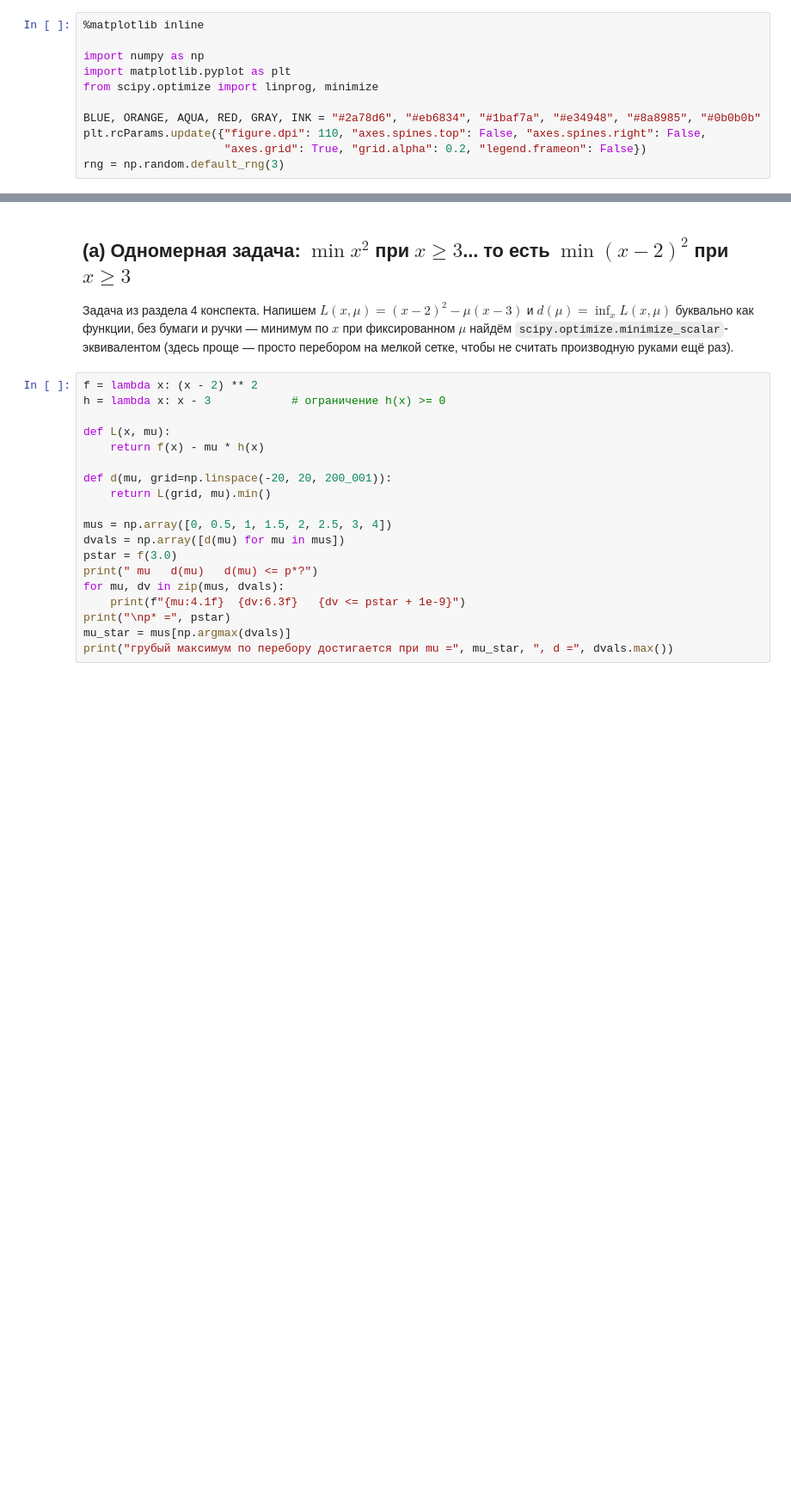
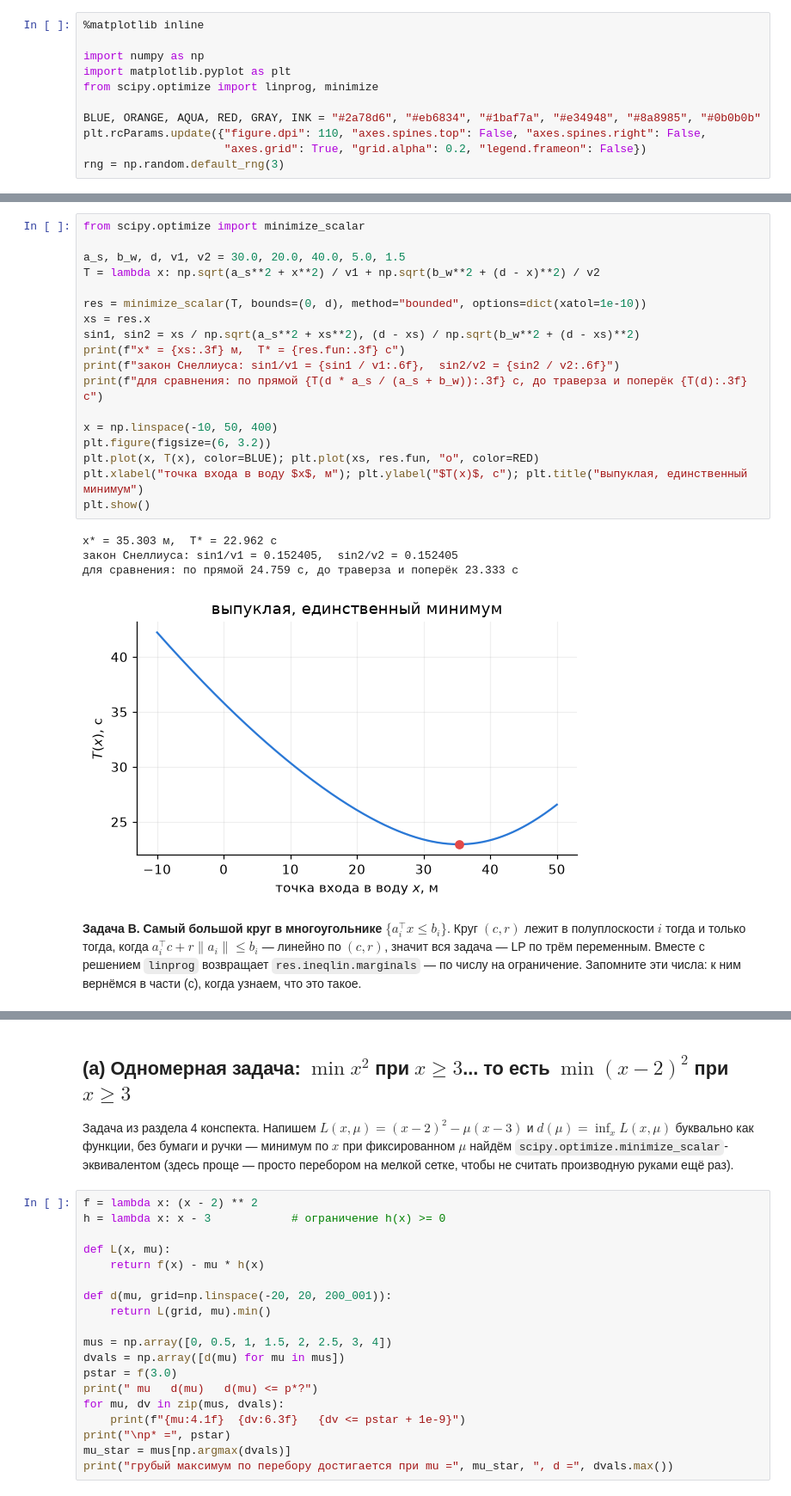
Before and after one commit to 5herl00ck/Numerical-Optimization, a Jupyter notebook: lectures/lecture03/demo03.ipynb, the cells around one changed output, grey strips where cells are left out. Shown at 86% size. Saved outputs shown, nothing was run; the diff lists cells and outputs as text; blank space fills up the shorter version.

```diff
--- a/lectures/lecture03/demo03.ipynb
+++ b/lectures/lecture03/demo03.ipynb
@@ -22,0 +57,25 @@ rng = np.random.default_rng(3)
+# %%
+from scipy.optimize import minimize_scalar
+
+a_s, b_w, d, v1, v2 = 30.0, 20.0, 40.0, 5.0, 1.5
+T = lambda x: np.sqrt(a_s**2 + x**2) / v1 + np.sqrt(b_w**2 + (d - x)**2) / v2
+
+res = minimize_scalar(T, bounds=(0, d), method="bounded", options=dict(xatol=1e-10))
+xs = res.x
+sin1, sin2 = xs / np.sqrt(a_s**2 + xs**2), (d - xs) / np.sqrt(b_w**2 + (d - xs)**2)
+print(f"x* = {xs:.3f} м,  T* = {res.fun:.3f} с")
+print(f"закон Снеллиуса: sin1/v1 = {sin1 / v1:.6f},  sin2/v2 = {sin2 / v2:.6f}")
+print(f"для сравнения: по прямой {T(d * a_s / (a_s + b_w)):.3f} с, до траверза и поперёк {T(d):.3f} с")
+
+x = np.linspace(-10, 50, 400)
+plt.figure(figsize=(6, 3.2))
+plt.plot(x, T(x), color=BLUE); plt.plot(xs, res.fun, "o", color=RED)
+plt.xlabel("точка входа в воду $x$, м"); plt.ylabel("$T(x)$, с"); plt.title("выпуклая, единственный минимум")
+plt.show()
+# %% [output]
+x* = 35.303 м,  T* = 22.962 с
+закон Снеллиуса: sin1/v1 = 0.152405,  sin2/v2 = 0.152405
+для сравнения: по прямой 24.759 с, до траверза и поперёк 23.333 с
+[figure, added]
+# %% [markdown]
+**Задача В. Самый большой круг в многоугольнике** $\{a_i^\top x\le b_i\}$. Круг $(c,r)$ лежит в полуплоскости $i$ тогда и только тогда, когда $a_i^\top c+r\lVert a_i\rVert\le b_i$ — линейно по $(c,r)$, значит вся задача — LP по трём переменным. Вместе с решением `linprog` возвращает `res.ineqlin.marginals` — по числу на ограничение. Запомните эти числа: к ним вернёмся в части (c), когда узнаем, что это такое.
```
Also changed, not shown: parts of 6 cells of this notebook, 6 other files.
